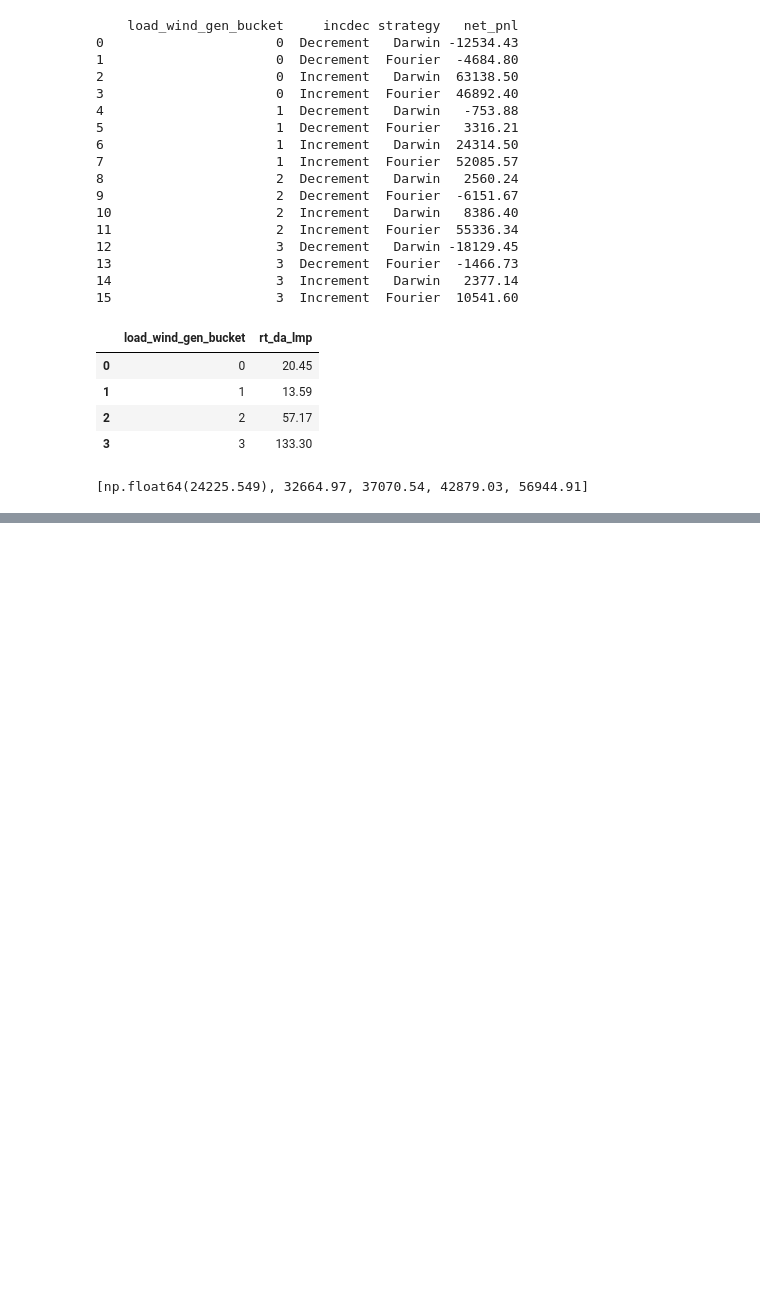
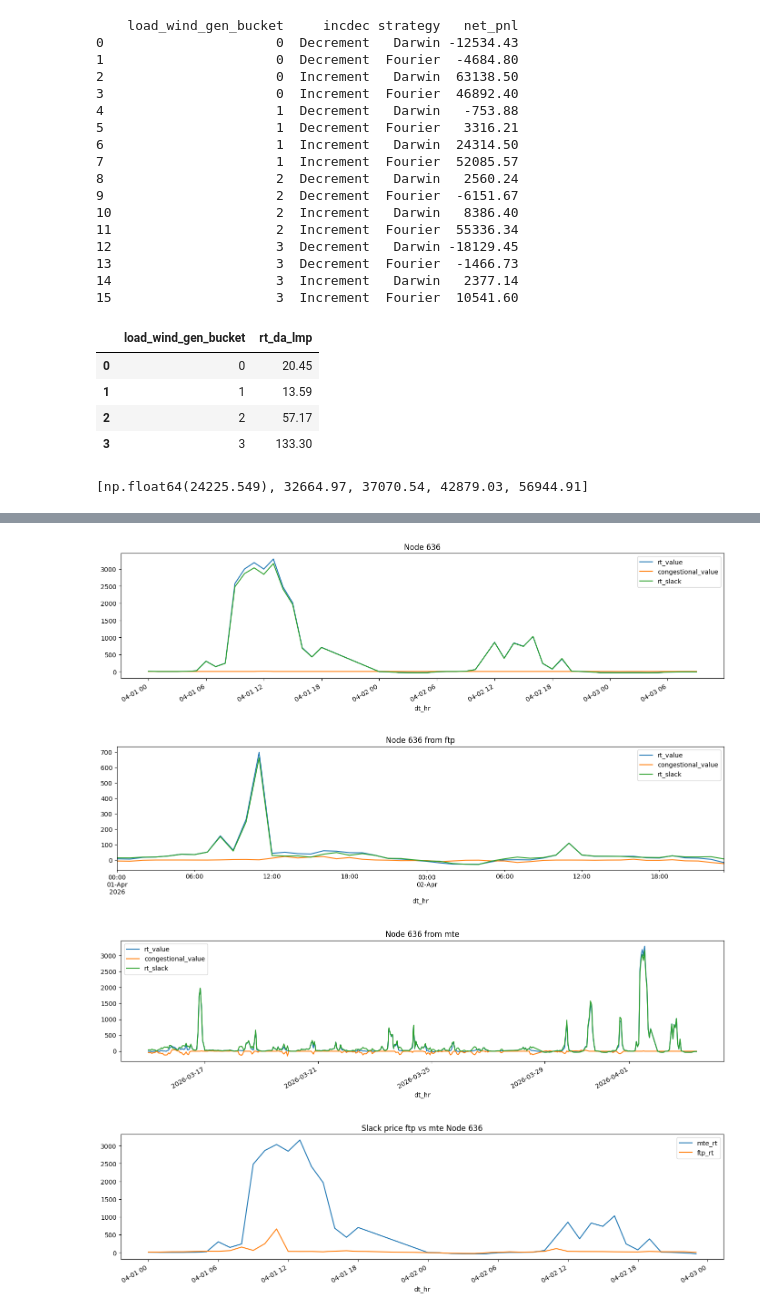
Before and after one commit to qingcheng-rgb/Qingcheng, a Jupyter notebook: QCTest/virtual_bid_simulation.ipynb, the cells around one changed output, grey strips where cells are left out. Cells and saved outputs as stored; diff of their text form; code cells hidden in the pictures; blank space fills up the shorter version.

```diff
--- a/QCTest/virtual_bid_simulation.ipynb
+++ b/QCTest/virtual_bid_simulation.ipynb
@@ -1450,0 +1469,56 @@ df_price[(df_price['dt'].isin(['2026-03-23','2026-03-24','2026-03-25'])) & (df_p
+# %%
+# RT price analysis
+
+from nighthawk.data.network import node
+import matplotlib.pyplot as plt
+import numpy as np
+
+# show the mte rt price
+new_data = sql_functions.download_df_from_sql_db(
+    "select dt,hr, node_num,rt_value,congestional_value,rt_value-congestional_value-marginalloss_value as rt_slack "
+    "from spp_temp.settlement_location_rt_hourly_mte "
+    "where dt >= '2026-04-01' and node_num= 636 ")
+
+new_data['dt_hr'] = pd.to_datetime(new_data['dt']) + pd.to_timedelta(new_data['hr']-1, unit='h')
+new_data.set_index('dt_hr')[['rt_value', 'congestional_value', 'rt_slack']].plot(figsize=(14,4), title='Node 636')
+plt.tight_layout()
+plt.show()
+
+# show the latest ftp rt price
+nodal = node.Node([636],'SPP')
+node_info= nodal.get_price('2026-04-01', '2026-04-02',  ['LMP','MCC','Slack'], ['RT'],
+                  'hourly')
+ftp_data=node_info.rename(columns={"rt_total":'rt_value','rt_congestion':'congestional_value'})
+
+ftp_data['dt_hr'] = pd.to_datetime(ftp_data['dt']) + pd.to_timedelta(ftp_data['hr']-1, unit='h')
+ftp_data.set_index('dt_hr')[['rt_value', 'congestional_value', 'rt_slack']].plot(figsize=(14,4), title='Node 636 from ftp')
+plt.tight_layout()
+plt.show()
+
+
+# show the history rt price
+mte_rt = sql_functions.download_df_from_sql_db(
+    "select dt,hr, node_num,rt_value,congestional_value,rt_value-congestional_value-marginalloss_value as rt_slack "
+    "from spp_temp.settlement_location_rt_hourly_mte "
+    "where dt >= '2026-03-15' and node_num= 636 ")
+mte_rt = mte_rt.sort_values(['dt', 'hr']).reset_index(drop=True)
+mte_rt['dt_hr'] = pd.to_datetime(mte_rt['dt']) + pd.to_timedelta(mte_rt['hr']-1, unit='h')
+mte_rt.set_index('dt_hr')[['rt_value', 'congestional_value', 'rt_slack']].plot(figsize=(14,4), title='Node 636 from mte')
+plt.tight_layout()
+plt.show()
+
+# show the comparison of the rt price between them
+merged_data= mte_rt.merge(ftp_data, on=['dt','hr'])
+merged_data = merged_data.sort_values(['dt', 'hr']).reset_index(drop=True)
+merged_data['dt_hr'] = pd.to_datetime(merged_data['dt']) + pd.to_timedelta(merged_data['hr']-1, unit='h')
+merged_data['sqrt_mte'] = np.sqrt(merged_data['rt_slack_x']).fillna(0)
+merged_data=merged_data.rename(columns={'rt_slack_y':"ftp_rt",'rt_slack_x':'mte_rt'})
+merged_data = merged_data[merged_data['dt'].astype(str)>='2026-04-01']
+merged_data.set_index('dt_hr')[['mte_rt', 'ftp_rt']].plot(figsize=(14,4), title='Slack price ftp vs mte Node 636')
+plt.tight_layout()
+plt.show()
+# %% [output]
+[figure, added]
+[figure, added]
+[figure, added]
+[figure, added]
```
Also changed, not shown: parts of 5 cells of this notebook, 1 other file.
